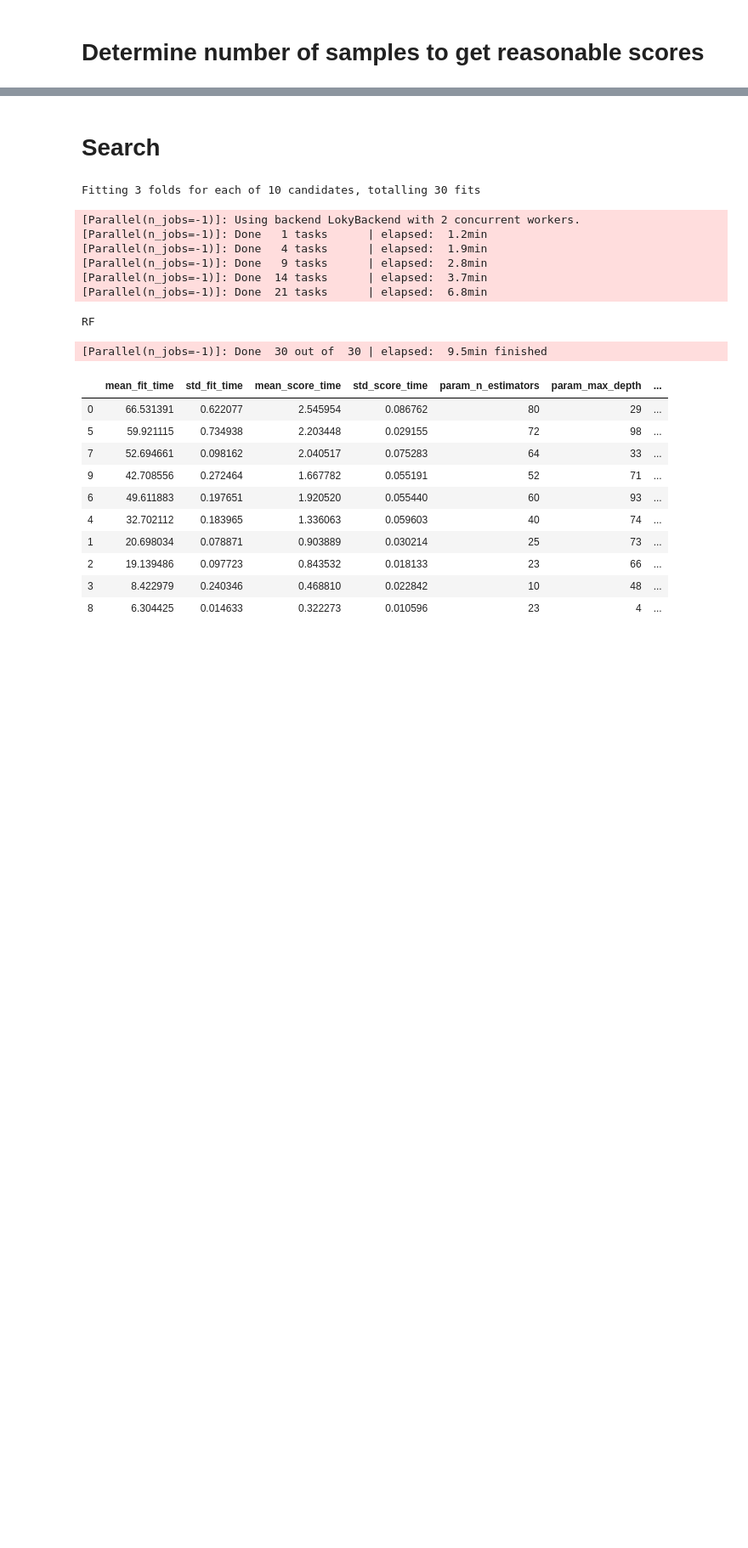
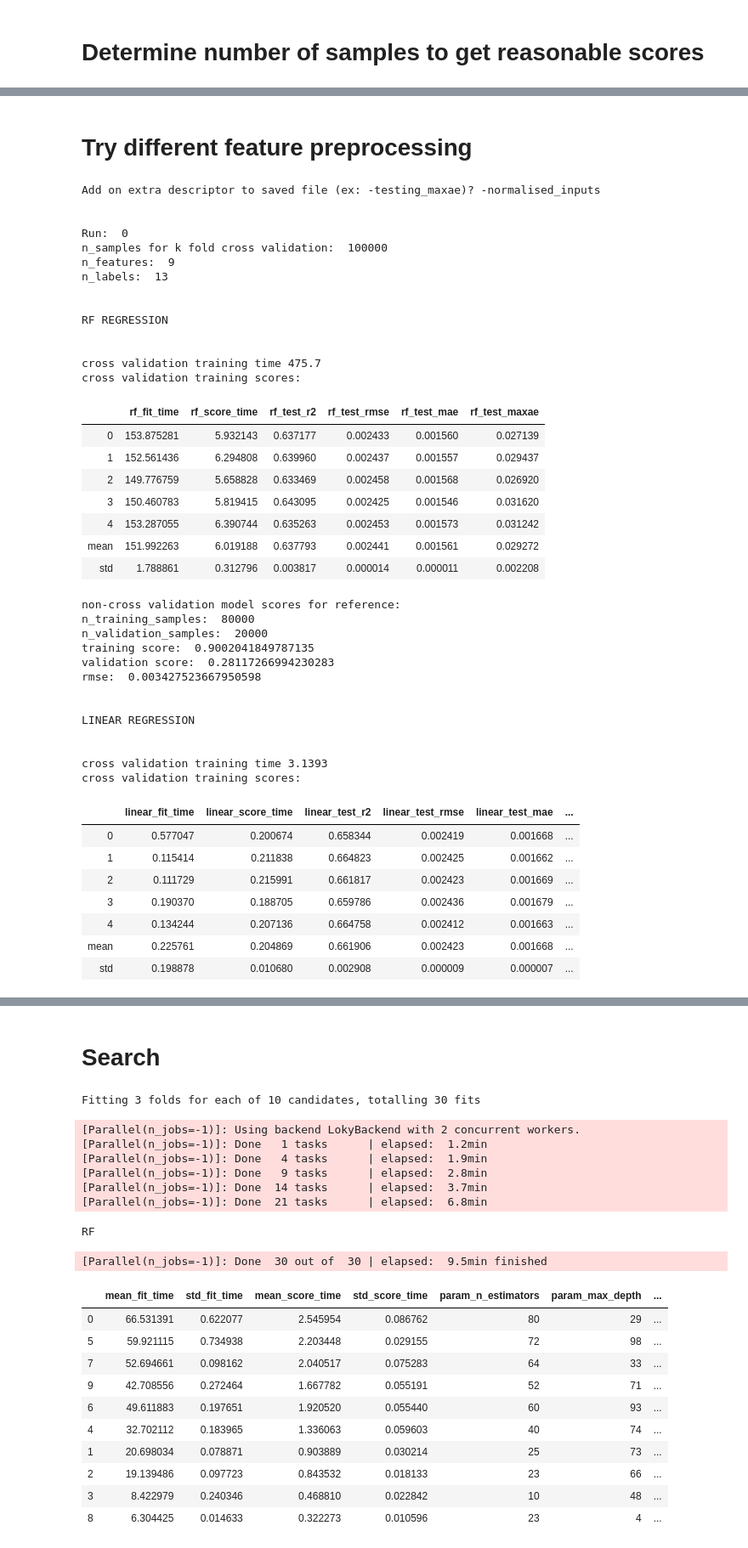
Before and after one commit to mbardwell/masters-simapprox, a Jupyter notebook: smart-sim/simhandler/ieee-13_approximating-with-RF_gaussiansamples.ipynb, the cells around one changed output, grey strips where cells are left out. Shown at 85% size. Saved outputs shown, nothing was run; the diff lists cells and outputs as text; code cells hidden in the pictures; blank space fills up the shorter version.

Commit message:
Add normalise, pca and outlier preprocessing results

```diff
--- a/smart-sim/simhandler/ieee-13_approximating-with-RF_gaussiansamples.ipynb
+++ b/smart-sim/simhandler/ieee-13_approximating-with-RF_gaussiansamples.ipynb
@@ -571,0 +730,55 @@ cross validation training scores:
+# %% [markdown]
+# Try different feature preprocessing
+# %%
+from sklearn.pipeline import Pipeline
+from sklearn.preprocessing import Normalizer
+
+# test normalizing labels
+estimators = [("normalise", Normalizer()),
+              ('regression', regression_model)]
+preprocessed_model = Pipeline(estimators)
+train_models_on_given_sample_size(preprocessed_model, features, labels, n_samples_array=[100000])
+# %% [output]
+Add on extra descriptor to saved file (ex: -testing_maxae)? -normalised_inputs
+
+
+Run:  0
+n_samples for k fold cross validation:  100000
+n_features:  9
+n_labels:  13
+
+
+RF REGRESSION
+
+
+cross validation training time 475.7
+cross validation training scores:
+|  | rf_fit_time | rf_score_time | rf_test_r2 | rf_test_rmse | rf_test_mae | rf_test_maxae |
+| 0 | 153.875281 | 5.932143 | 0.637177 | 0.002433 | 0.001560 | 0.027139 |
+| 1 | 152.561436 | 6.294808 | 0.639960 | 0.002437 | 0.001557 | 0.029437 |
+| 2 | 149.776759 | 5.658828 | 0.633469 | 0.002458 | 0.001568 | 0.026920 |
+| 3 | 150.460783 | 5.819415 | 0.643095 | 0.002425 | 0.001546 | 0.031620 |
+| 4 | 153.287055 | 6.390744 | 0.635263 | 0.002453 | 0.001573 | 0.031242 |
+| mean | 151.992263 | 6.019188 | 0.637793 | 0.002441 | 0.001561 | 0.029272 |
+| std | 1.788861 | 0.312796 | 0.003817 | 0.000014 | 0.000011 | 0.002208 |
+non-cross validation model scores for reference:
+n_training_samples:  80000
+n_validation_samples:  20000
+training score:  0.9002041849787135
+validation score:  0.28117266994230283
+rmse:  0.003427523667950598
+
+
+LINEAR REGRESSION
+
+
+cross validation training time 3.1393
+cross validation training scores:
+|  | linear_fit_time | linear_score_time | linear_test_r2 | linear_test_rmse | linear_test_mae | ... |
+| 0 | 0.577047 | 0.200674 | 0.658344 | 0.002419 | 0.001668 | ... |
+| 1 | 0.115414 | 0.211838 | 0.664823 | 0.002425 | 0.001662 | ... |
+| 2 | 0.111729 | 0.215991 | 0.661817 | 0.002423 | 0.001669 | ... |
+| 3 | 0.190370 | 0.188705 | 0.659786 | 0.002436 | 0.001679 | ... |
+| 4 | 0.134244 | 0.207136 | 0.664758 | 0.002412 | 0.001663 | ... |
+| mean | 0.225761 | 0.204869 | 0.661906 | 0.002423 | 0.001668 | ... |
+| std | 0.198878 | 0.010680 | 0.002908 | 0.000009 | 0.000007 | ... |
```
Also changed, not shown: parts of 10 cells of this notebook, 13 other files.
